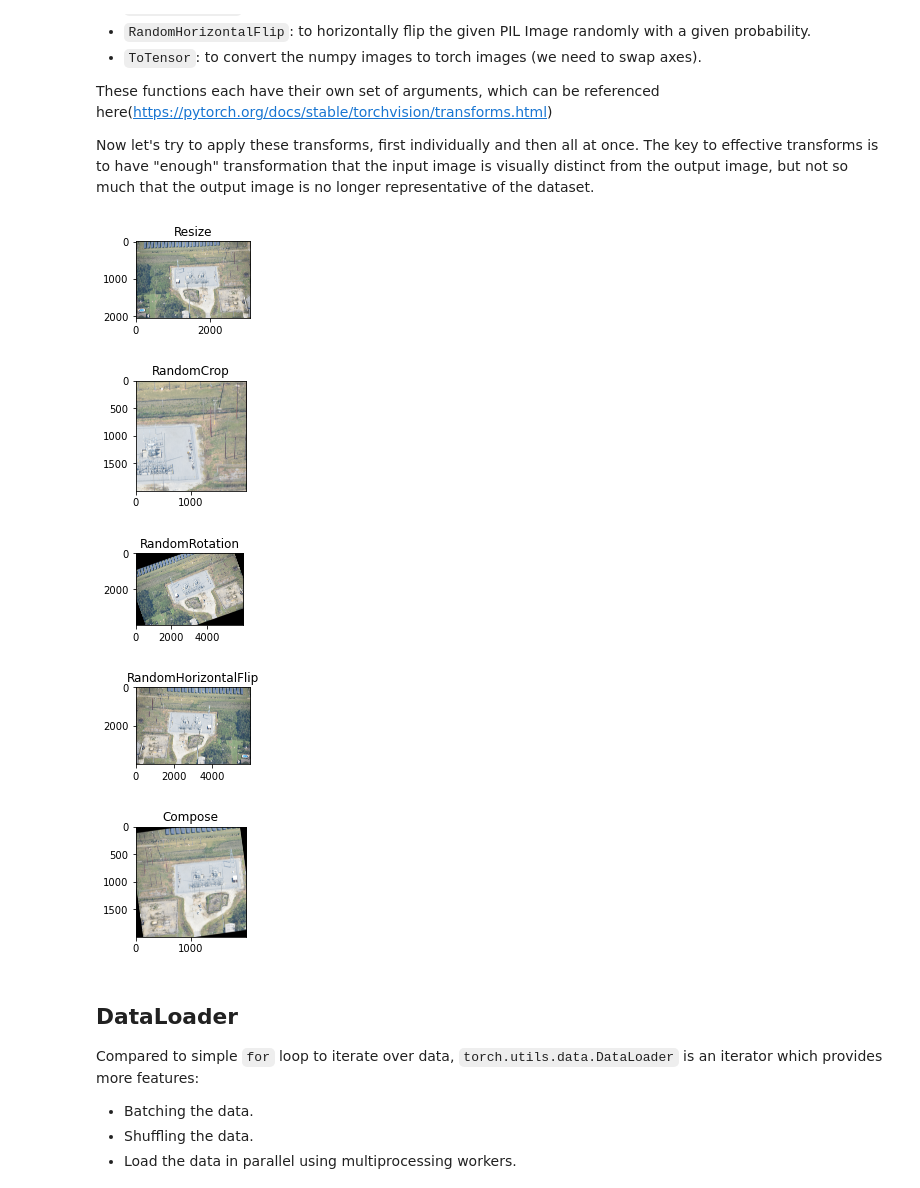
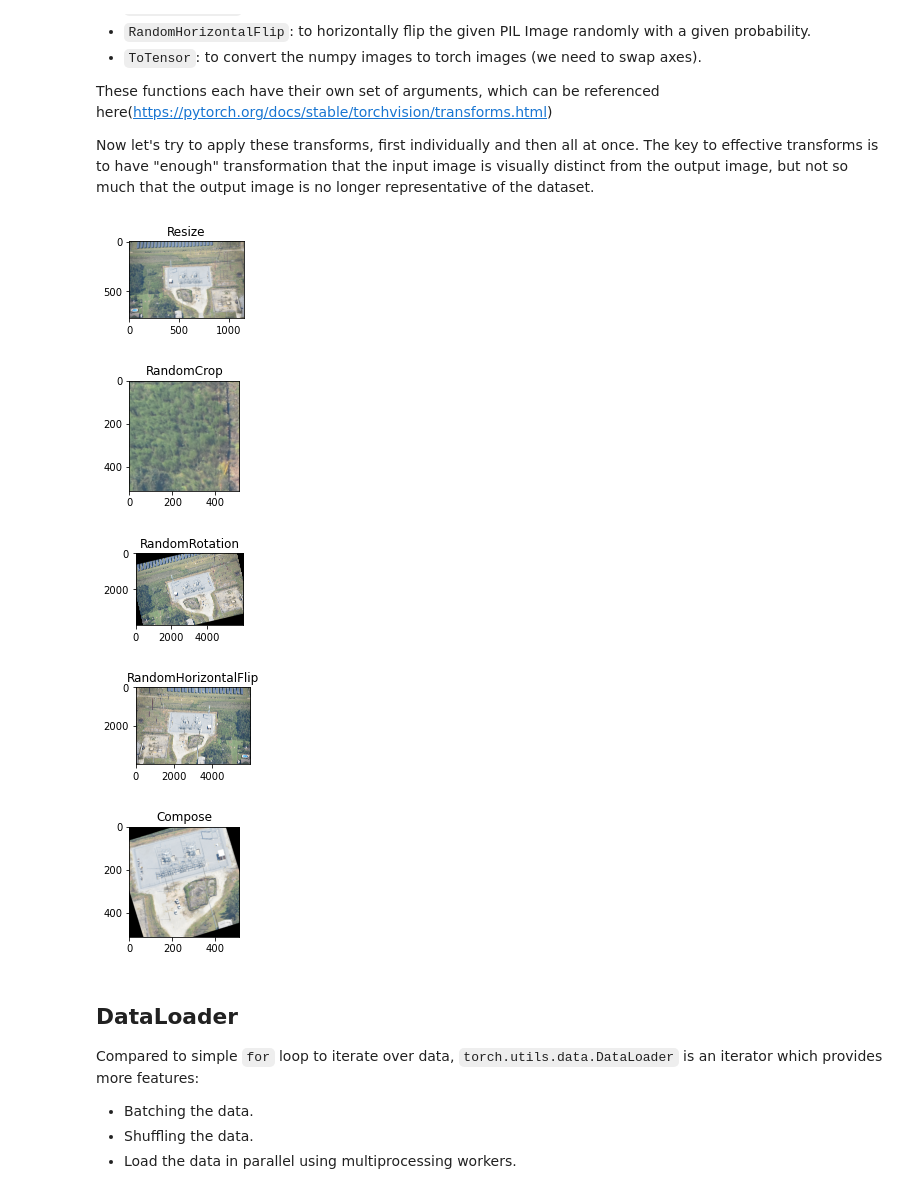
Before and after one commit to bwsi-hadr/11-Building_a_CNN, a Jupyter notebook: 14-Building and training a neural network, ethics in AI.ipynb, the cells around one changed output. Drawn from its saved outputs; the diff is of its cells as text; code cells hidden in the pictures.

````diff
--- a/14-Building and training a neural network, ethics in AI.ipynb
+++ b/14-Building and training a neural network, ethics in AI.ipynb
@@ -105,7 +121,14 @@ fig = plt.figure()
 for i in range(len(flood_tiny_dataset)):
     sample = flood_tiny_dataset[i]
 
-    print(i, sample['damage:flood/water'], sample['image_name'], sample['uuid'], sample['timestamp'], sample['gps_lat'], sample['gps_lon'], sample['gps_alt'])
+    print(i,
+          sample['damage:flood/water'],
+          sample['image_name'],
+          sample['uuid'],
+          sample['timestamp'],
+          sample['gps_lat'],
+          sample['gps_lon'],
+          sample['gps_alt'])
 
     plt.tight_layout()
     plt.title('Sample #{}'.format(i))
@@ -145,33 +168,34 @@ These functions each have their own set of arguments, which can be referenced he
 
 Now let's try to apply these transforms, first individually and then all at once. The key to effective transforms is to have "enough" transformation that the input image is visually distinct from the output image, but not so much that the output image is no longer representative of the dataset.
 # %%
-scale = transforms.Resize(2048)
-crop = transforms.RandomCrop(2000)
+scale = transforms.Resize(768)
+crop = transforms.RandomCrop(512)
 rotate = transforms.RandomRotation(20)
-flip = transforms.RandomHorizontalFlip(1)
-composed = transforms.Compose([transforms.Resize(2048),
-                               transforms.RandomCrop(2000),
-                              transforms.RandomRotation(10),
-                              transforms.RandomHorizontalFlip(1)])
+flip_demo = transforms.RandomHorizontalFlip(1) # flip with 100% chance just to demo
+flip = transforms.RandomHorizontalFlip(p=0.5)
+composed = transforms.Compose([scale,
+                               crop,
+                               rotate,
+                               flip_demo])
 
 # Apply each of the above transforms on sample.
 fig = plt.figure()
 sample = flood_tiny_dataset[198]
-for i, tsfrm in enumerate([scale, crop, rotate, flip, composed]):
+for i, tsfrm in enumerate([scale, crop, rotate, flip_demo, composed]):
     transformed_image = tsfrm(sample['image'])
 
     ax = plt.subplot(2, 3, i + 1)
     plt.tight_layout()
     ax.set_title(type(tsfrm).__name__)
     show_image(transformed_image)
 
 plt.show()
 # %% [output]
-[figure, old version]
+[figure, new version]
-[figure, old version]
+[figure, new version]
-[figure, old version]
+[figure, new version]
 [figure]
-[figure, old version]
+[figure, new version]
 # %% [markdown]
 ## DataLoader
 Compared to simple ```for``` loop to iterate over data, ```torch.utils.data.DataLoader``` is an iterator which provides more features:
````
Also changed, not shown: parts of 14 cells of this notebook.
